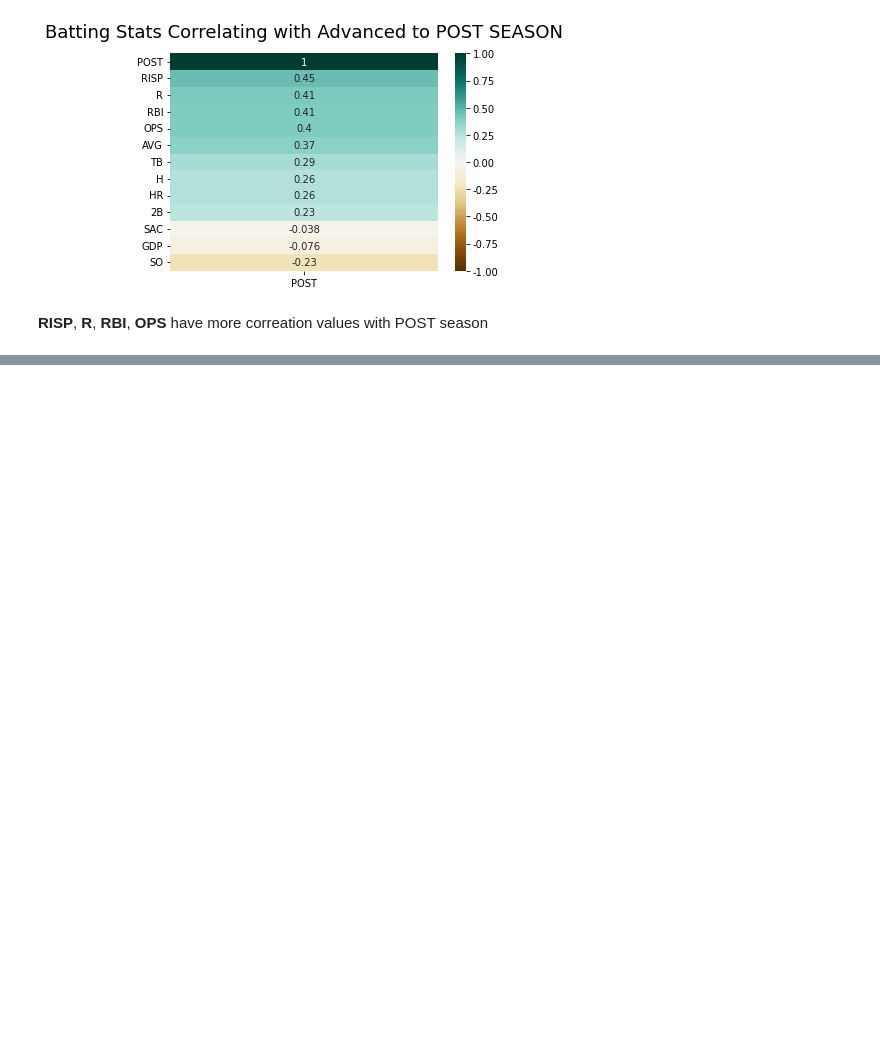
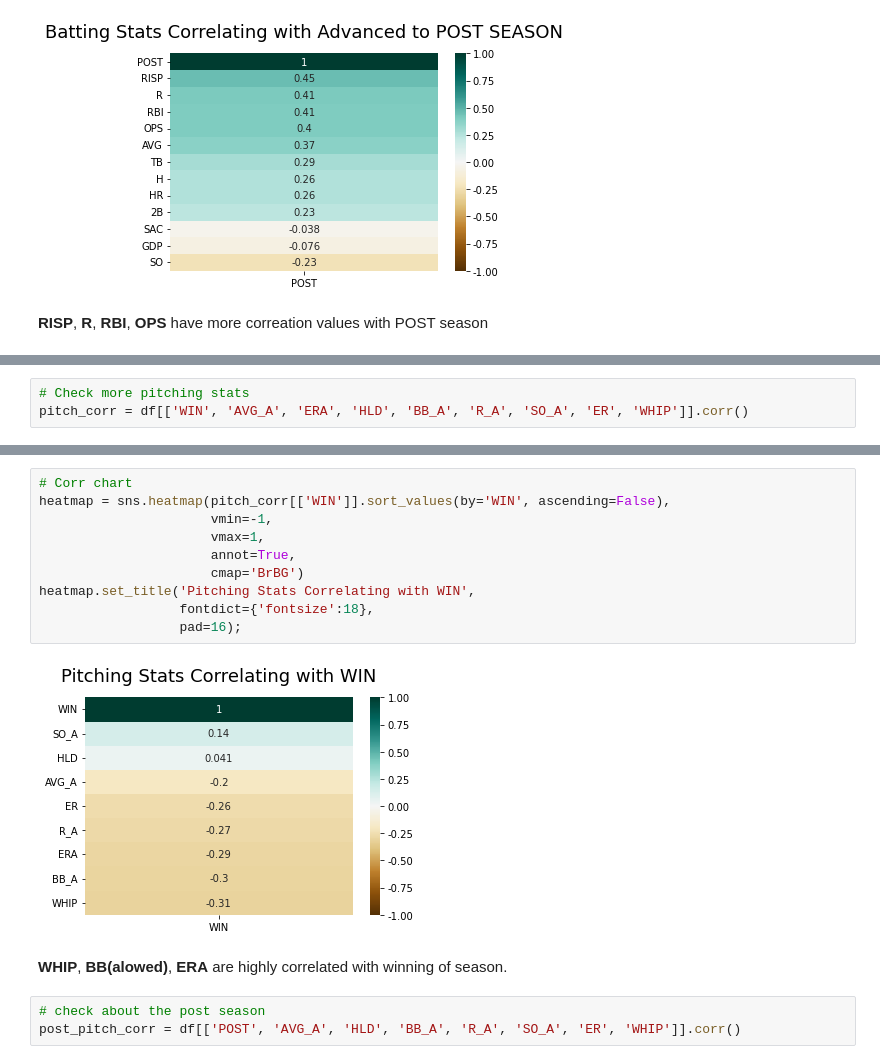
Before and after one commit to Teosoft7/predict_kbo, a Jupyter notebook: eda_team_stats.ipynb, the cells around one changed output, grey strips where cells are left out. Saved outputs shown, nothing was run; the diff lists cells and outputs as text; blank space fills up the shorter version.

Commit message:
add corr analysis about pitching

```diff
--- a/eda_team_stats.ipynb
+++ b/eda_team_stats.ipynb
@@ -246,0 +249,3 @@ heatmap.set_title('Batting Stats Correlating with Advanced to POST SEASON',
+# %%
+# Check more pitching stats
+pitch_corr = df[['WIN', 'AVG_A', 'ERA', 'HLD', 'BB_A', 'R_A', 'SO_A', 'ER', 'WHIP']].corr()
@@ -246,0 +265,17 @@ heatmap.set_title('Batting Stats Correlating with Advanced to POST SEASON',
+# %%
+# Corr chart
+heatmap = sns.heatmap(pitch_corr[['WIN']].sort_values(by='WIN', ascending=False),
+                      vmin=-1,
+                      vmax=1,
+                      annot=True,
+                      cmap='BrBG')
+heatmap.set_title('Pitching Stats Correlating with WIN',
+                  fontdict={'fontsize':18},
+                  pad=16);
+# %% [output]
+[figure, added]
+# %% [markdown]
+**WHIP**, **BB(alowed)**, **ERA** are highly correlated with winning of season.
+# %%
+# check about the post season
+post_pitch_corr = df[['POST', 'AVG_A', 'HLD', 'BB_A', 'R_A', 'SO_A', 'ER', 'WHIP']].corr()
```
Also changed, not shown: parts of 5 cells of this notebook.
